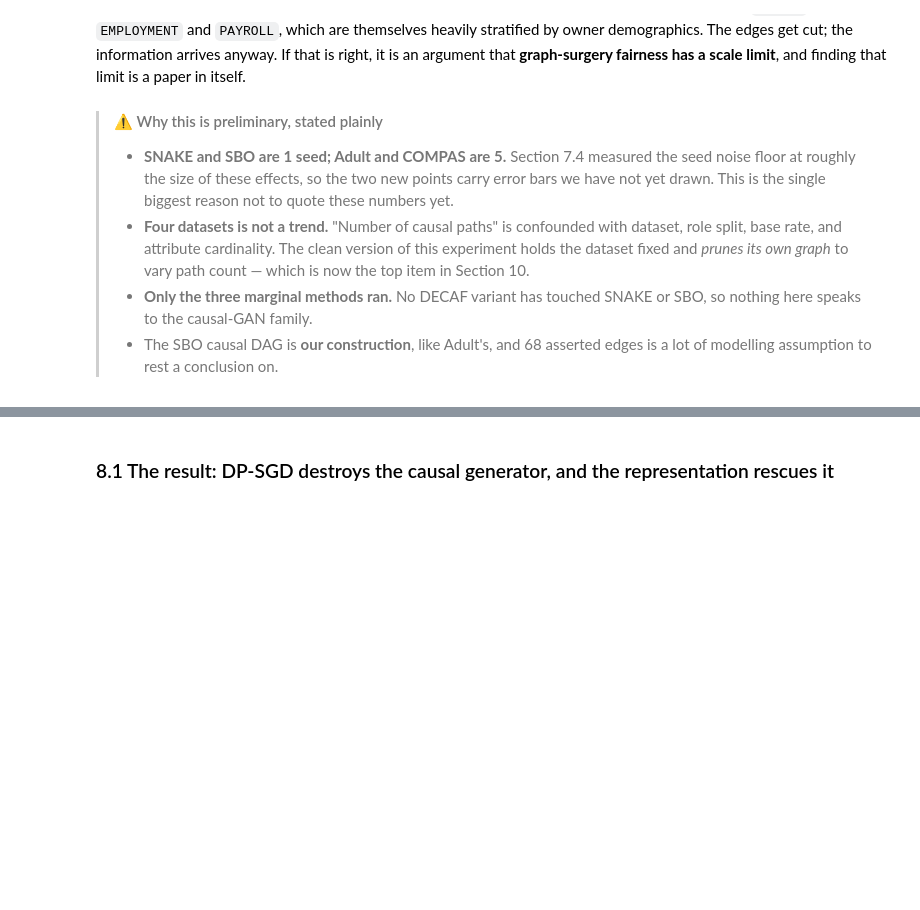
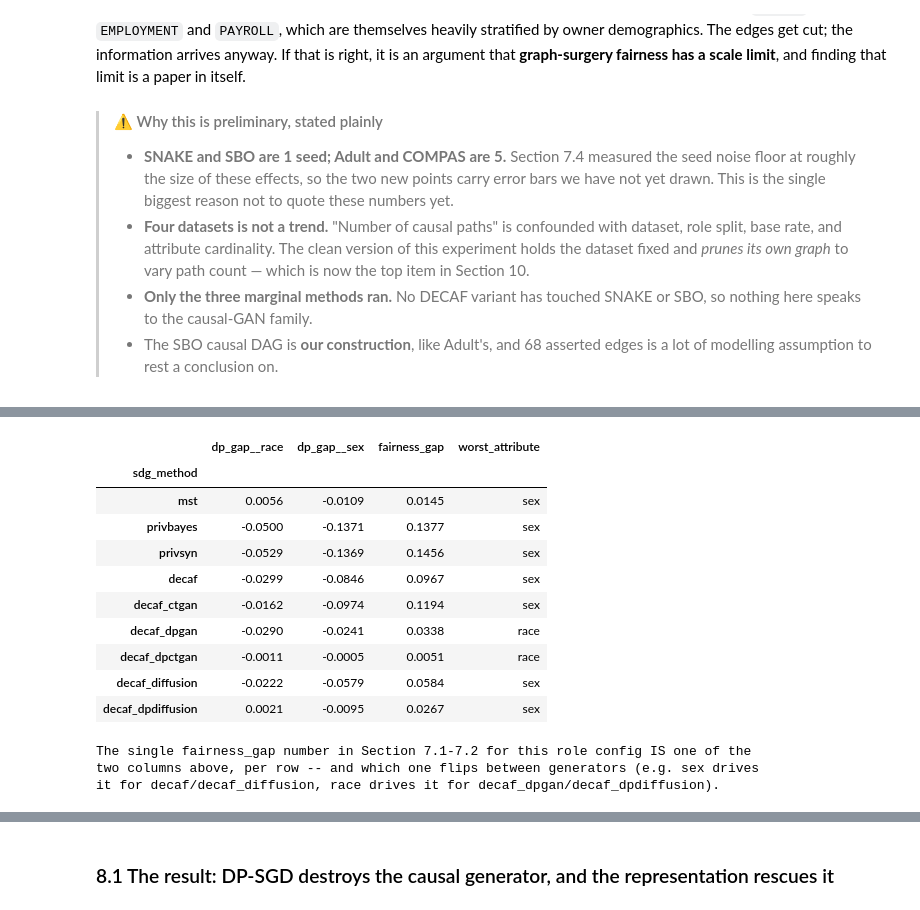
Before and after one commit to steveng9/CausalFairnessInSDG, a Jupyter notebook: report/CausalFairnessInSDG_findings.ipynb, the cells around one changed output, grey strips where cells are left out. Saved outputs shown, nothing was run; the diff lists cells and outputs as text; code cells hidden in the pictures; blank space fills up the shorter version.

```diff
--- a/report/CausalFairnessInSDG_findings.ipynb
+++ b/report/CausalFairnessInSDG_findings.ipynb
@@ -1939,0 +2419,28 @@ finding that limit is a paper in itself.
+# %%
+# 1. The worst-case max hides the OTHER protected attributes and which one
+# is driving the headline number -- and that changes by generator.
+multi = runs[(runs.dataset == 'adult') & (runs.role_config == 'sex_race_narrow_adm')]
+per_attr = (multi.groupby('sdg_method')[['dp_gap__race', 'dp_gap__sex', 'fairness_gap']]
+            .mean().round(4))
+per_attr['worst_attribute'] = np.where(
+    per_attr.dp_gap__race.abs() > per_attr.dp_gap__sex.abs(), 'race', 'sex')
+per_attr = per_attr.reindex([m for m in METHOD_ORDER if m in per_attr.index])
+display(per_attr)
+print('The single fairness_gap number in Section 7.1-7.2 for this role config IS one of the')
+print('two columns above, per row -- and which one flips between generators (e.g. sex drives')
+print('it for decaf/decaf_diffusion, race drives it for decaf_dpgan/decaf_dpdiffusion).')
+# %% [output]
+|  | dp_gap__race | dp_gap__sex | fairness_gap | worst_attribute |
+| sdg_method |  |  |  |  |
+| mst | 0.0056 | -0.0109 | 0.0145 | sex |
+| privbayes | -0.0500 | -0.1371 | 0.1377 | sex |
+| privsyn | -0.0529 | -0.1369 | 0.1456 | sex |
+| decaf | -0.0299 | -0.0846 | 0.0967 | sex |
+| decaf_ctgan | -0.0162 | -0.0974 | 0.1194 | sex |
+| decaf_dpgan | -0.0290 | -0.0241 | 0.0338 | race |
+| decaf_dpctgan | -0.0011 | -0.0005 | 0.0051 | race |
+| decaf_diffusion | -0.0222 | -0.0579 | 0.0584 | sex |
+| decaf_dpdiffusion | 0.0021 | -0.0095 | 0.0267 | sex |
+The single fairness_gap number in Section 7.1-7.2 for this role config IS one of the
+two columns above, per row -- and which one flips between generators (e.g. sex drives
+it for decaf/decaf_diffusion, race drives it for decaf_dpgan/decaf_dpdiffusion).
```
Also changed, not shown: parts of 48 cells of this notebook, 3 other files.
